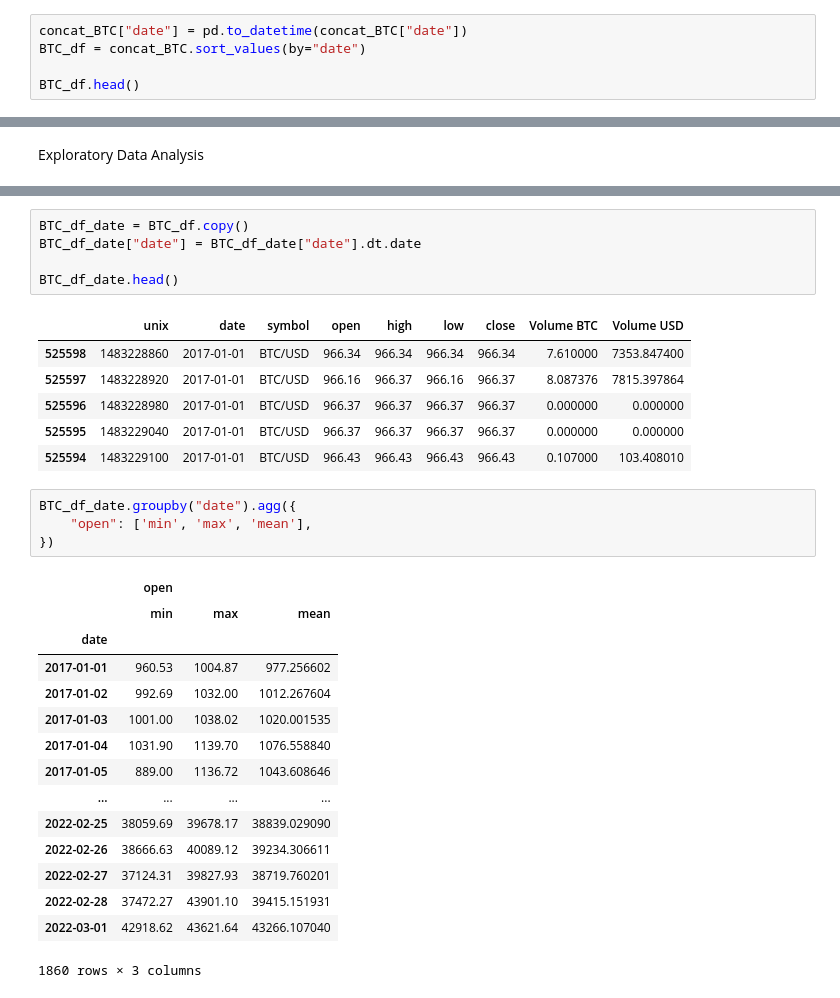
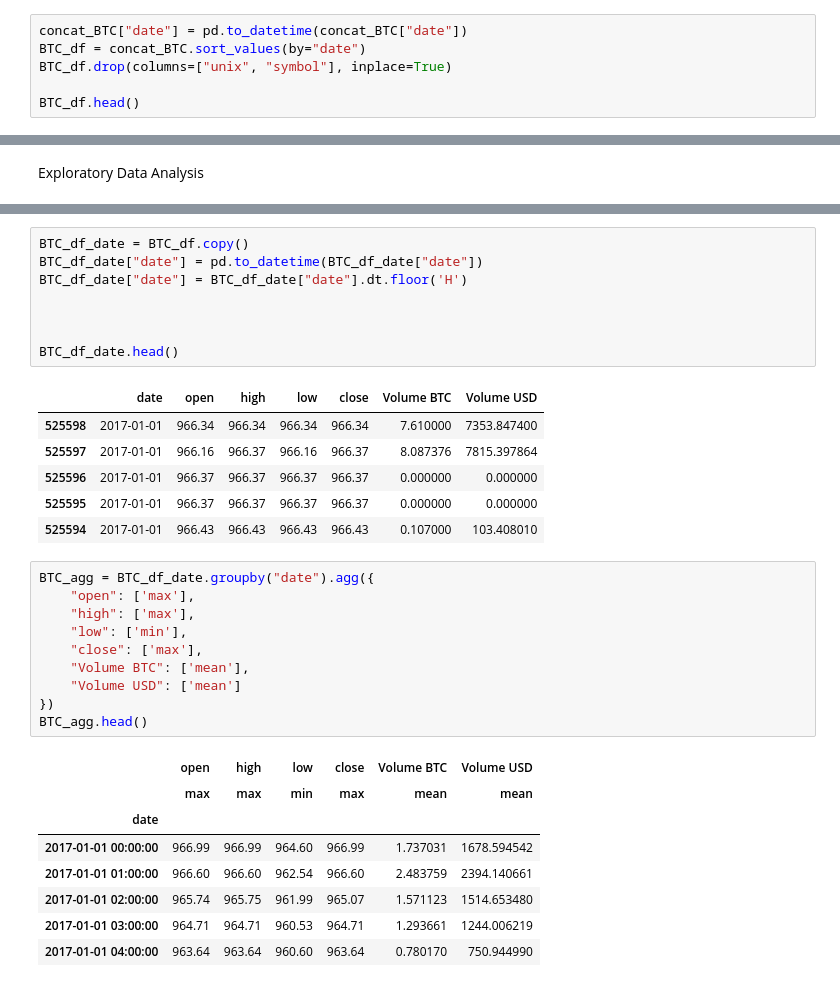
Before and after one commit to Lukas-Christopher13/Projeto-Topicos-em-BD, a Jupyter notebook: Bitcoin_historical_data.ipynb, the cells around one changed output, grey strips where cells are left out. Drawn from its saved outputs; the diff is of its cells as text.

```diff
--- a/Bitcoin_historical_data.ipynb
+++ b/Bitcoin_historical_data.ipynb
@@ -20,6 +21,7 @@ Sort BTC dataframe by date
 # %%
 concat_BTC["date"] = pd.to_datetime(concat_BTC["date"])
 BTC_df = concat_BTC.sort_values(by="date")
+BTC_df.drop(columns=["unix", "symbol"], inplace=True)
 
 BTC_df.head()
 # %% [output]
@@ -91,32 +89,34 @@ End date: 2022-03-01 03:43:00
 # %%
 BTC_df_date = BTC_df.copy()
-BTC_df_date["date"] = BTC_df_date["date"].dt.date
+BTC_df_date["date"] = pd.to_datetime(BTC_df_date["date"])
+BTC_df_date["date"] = BTC_df_date["date"].dt.floor('H')
+
+
 
 BTC_df_date.head()
 # %% [output]
-|  | unix | date | symbol | open | high | low | close | Volume BTC | Volume USD |
-| 525598 | 1483228860 | 2017-01-01 | BTC/USD | 966.34 | 966.34 | 966.34 | 966.34 | 7.610000 | 7353.847400 |
-| 525597 | 1483228920 | 2017-01-01 | BTC/USD | 966.16 | 966.37 | 966.16 | 966.37 | 8.087376 | 7815.397864 |
-| 525596 | 1483228980 | 2017-01-01 | BTC/USD | 966.37 | 966.37 | 966.37 | 966.37 | 0.000000 | 0.000000 |
-| 525595 | 1483229040 | 2017-01-01 | BTC/USD | 966.37 | 966.37 | 966.37 | 966.37 | 0.000000 | 0.000000 |
-| 525594 | 1483229100 | 2017-01-01 | BTC/USD | 966.43 | 966.43 | 966.43 | 966.43 | 0.107000 | 103.408010 |
+|  | date | open | high | low | close | Volume BTC | Volume USD |
+| 525598 | 2017-01-01 | 966.34 | 966.34 | 966.34 | 966.34 | 7.610000 | 7353.847400 |
+| 525597 | 2017-01-01 | 966.16 | 966.37 | 966.16 | 966.37 | 8.087376 | 7815.397864 |
+| 525596 | 2017-01-01 | 966.37 | 966.37 | 966.37 | 966.37 | 0.000000 | 0.000000 |
+| 525595 | 2017-01-01 | 966.37 | 966.37 | 966.37 | 966.37 | 0.000000 | 0.000000 |
+| 525594 | 2017-01-01 | 966.43 | 966.43 | 966.43 | 966.43 | 0.107000 | 103.408010 |
 # %%
-BTC_df_date.groupby("date").agg({
-    "open": ['min', 'max', 'mean'],
+BTC_agg = BTC_df_date.groupby("date").agg({
+    "open": ['max'],
+    "high": ['max'],
+    "low": ['min'],
+    "close": ['max'],
+    "Volume BTC": ['mean'],
+    "Volume USD": ['mean']
 })
+BTC_agg.head()
 # %% [output]
-|  | open |  |  |
-|  | min | max | mean |
-| date |  |  |  |
-| 2017-01-01 | 960.53 | 1004.87 | 977.256602 |
-| 2017-01-02 | 992.69 | 1032.00 | 1012.267604 |
-| 2017-01-03 | 1001.00 | 1038.02 | 1020.001535 |
-| 2017-01-04 | 1031.90 | 1139.70 | 1076.558840 |
-| 2017-01-05 | 889.00 | 1136.72 | 1043.608646 |
-| ... | ... | ... | ... |
-| 2022-02-25 | 38059.69 | 39678.17 | 38839.029090 |
-| 2022-02-26 | 38666.63 | 40089.12 | 39234.306611 |
-| 2022-02-27 | 37124.31 | 39827.93 | 38719.760201 |
-| 2022-02-28 | 37472.27 | 43901.10 | 39415.151931 |
-| 2022-03-01 | 42918.62 | 43621.64 | 43266.107040 |
+|  | open | high | low | close | Volume BTC | Volume USD |
+|  | max | max | min | max | mean | mean |
+| date |  |  |  |  |  |  |
+| 2017-01-01 00:00:00 | 966.99 | 966.99 | 964.60 | 966.99 | 1.737031 | 1678.594542 |
+| 2017-01-01 01:00:00 | 966.60 | 966.60 | 962.54 | 966.60 | 2.483759 | 2394.140661 |
+| 2017-01-01 02:00:00 | 965.74 | 965.75 | 961.99 | 965.07 | 1.571123 | 1514.653480 |
+| 2017-01-01 03:00:00 | 964.71 | 964.71 | 960.53 | 964.71 | 1.293661 | 1244.006219 |
+| 2017-01-01 04:00:00 | 963.64 | 963.64 | 960.60 | 963.64 | 0.780170 | 750.944990 |
-1860 rows × 3 columns
```
Also changed, not shown: parts of 7 cells of this notebook, 2 other files.
